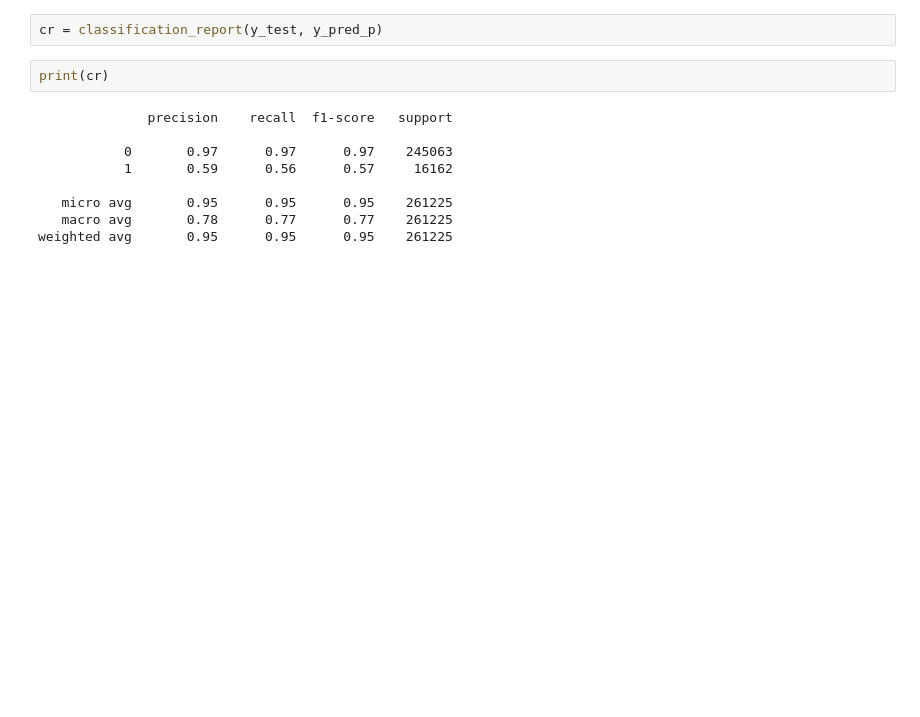
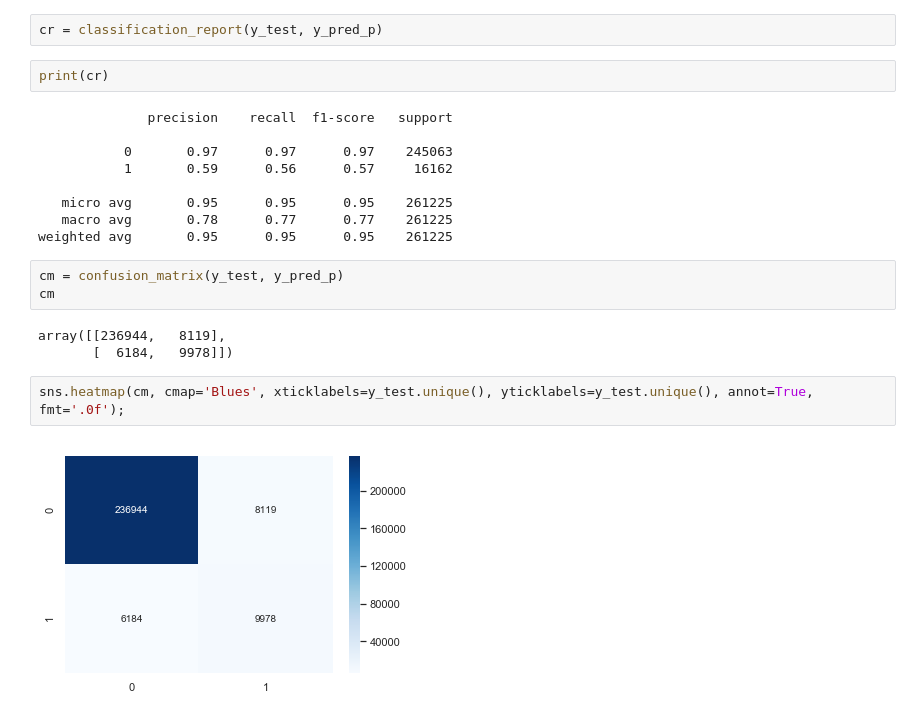
Before and after one commit to moneynass/Kaggle_competition_quora, a Jupyter notebook: notebooks/Kaggle_Quora_2.ipynb, the cells around one changed output. Saved outputs shown, nothing was run; the diff lists cells and outputs as text; blank space fills up the shorter version.

```diff
--- a/notebooks/Kaggle_Quora_2.ipynb
+++ b/notebooks/Kaggle_Quora_2.ipynb
@@ -180,3 +180,13 @@ print(cr)
    micro avg       0.95      0.95      0.95    261225
    macro avg       0.78      0.77      0.77    261225
 weighted avg       0.95      0.95      0.95    261225
+# %%
+cm = confusion_matrix(y_test, y_pred_p)
+cm
+# %% [output]
+array([[236944,   8119],
+       [  6184,   9978]])
+# %%
+sns.heatmap(cm, cmap='Blues', xticklabels=y_test.unique(), yticklabels=y_test.unique(), annot=True, fmt='.0f');
+# %% [output]
+[figure, added]
```
Also changed, not shown: parts of 19 cells of this notebook.
